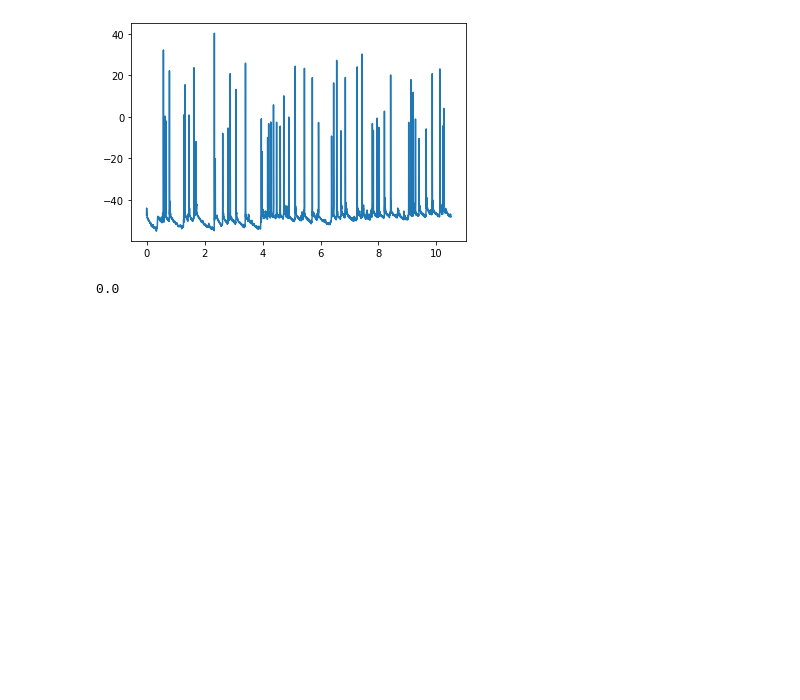
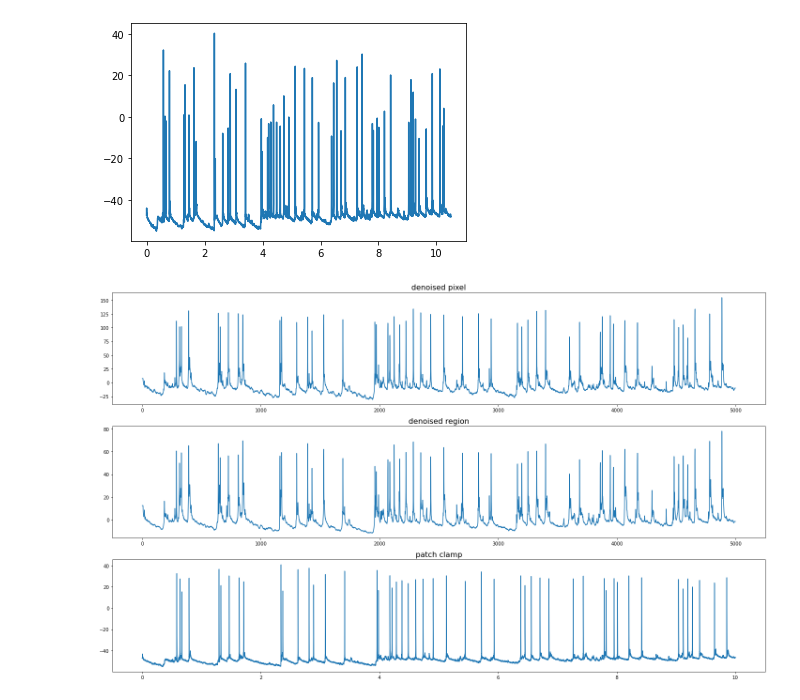
Before and after one commit to cellarium-ai/CellMincer, a Jupyter notebook: notebooks/miller_analyze.ipynb, the cells around one changed output. Cells and saved outputs as stored; diff of their text form; code cells hidden in the pictures; blank space fills up the shorter version.

```diff
--- a/notebooks/miller_analyze.ipynb
+++ b/notebooks/miller_analyze.ipynb
@@ -45,6 +87,6 @@ raw = tifffile.imread('/home/jupyter/bw-data/miller-ephys/standard_imaging/id_17
 abf = pyabf.ABF('/home/jupyter/bw-data/miller-ephys/standard_imaging/id_170802_cell_3/17802002.abf')
 abf.setSweep(0)
 
-x_soma, y_soma = np.nonzero(cor > 0.97)
-denoised_region = denoised_movie[..., x_soma, y_soma].mean(axis=1)
+x_soma, y_soma = np.nonzero(cor > 0.9)
+denoised_region_notrend = denoised_movie_notrend[..., x_soma, y_soma].mean(axis=1)
 # %%
@@ -60,34 +102,32 @@ plt.plot(abf_dsX, abf_dsY)
 plt.show()
 # %% [output]
 [figure]
-# %%
-min(abf.sweepX)
-# %% [output]
-0.0
 # %%
-begin, end = 0.6, 0.7
+begin, end = 0, 1
 i_frame_begin, i_frame_end = int(len(raw) * begin), int(len(raw) * end)
 i_ephys_begin, i_ephys_end = int(len(abf.sweepX) * begin), int(len(abf.sweepX) * end)
 offset = 0
 
 pix = pixs[0]
 
 # np.argmax(np.correlate(denoised_movie[:, pix[0], pix[1]]), abf.)
 
 fig, axs = plt.subplots(3, figsize=(20, 12))
 
 # axs[0].plot(np.arange(i_frame_begin, i_frame_end), raw[i_frame_begin+offset:i_frame_end+offset, pix[0], pix[1]])
-axs[0].plot(np.arange(i_frame_begin, i_frame_end), denoised_movie[i_frame_begin+offset:i_frame_end+offset, pix[0], pix[1]])
-axs[1].plot(np.arange(i_frame_begin, i_frame_end), denoised_region[i_frame_begin+offset:i_frame_end+offset])
-axs[2].plot(abf.sweepX[i_ephys_begin:i_ephys_end], abf.sweepY[i_ephys_begin:i_ephys_end])
+axs[0].plot(np.arange(i_frame_begin, i_frame_end), denoised_movie_notrend[i_frame_begin+offset:i_frame_end+offset, pix[0], pix[1]])
+axs[1].plot(np.arange(i_frame_begin, i_frame_end), denoised_region_notrend[i_frame_begin+offset:i_frame_end+offset])
+axs[2].plot(abf.sweepX[abf.sweepX < 10], abf.sweepY[abf.sweepX < 10])
 
 # axs[0].set_title('raw', size=16)
 axs[0].set_title('denoised pixel', size=16)
 axs[1].set_title('denoised region', size=16)
 axs[2].set_title('patch clamp', size=16)
 
 fig.tight_layout()
 
 if save_fig:
     fig.savefig(f'/home/jupyter/bw-data/tmp/pix_with_ephys_{fig_suffix}.png')
 fig.show()
+# %% [output]
+[figure, added]
```
Also changed, not shown: parts of 9 cells of this notebook, 4 other files.
